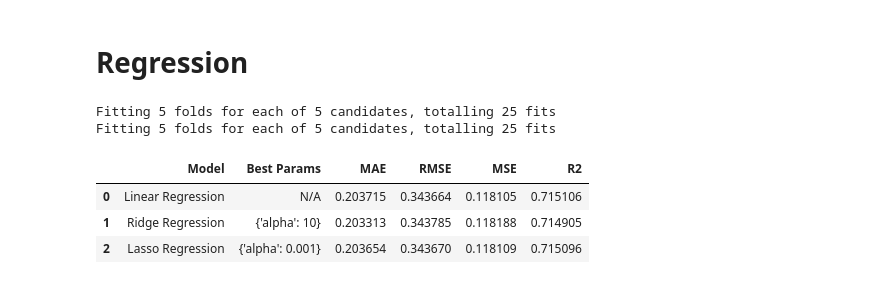
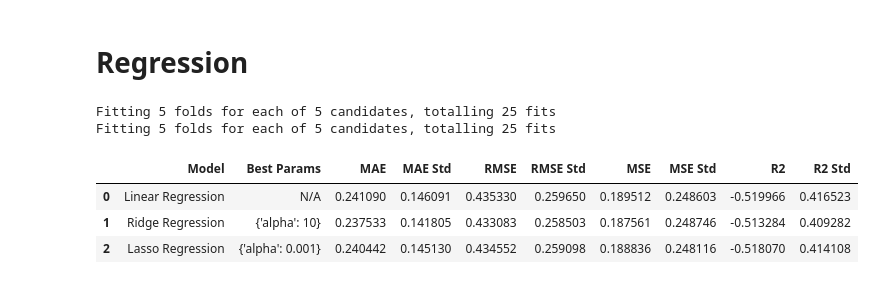
Before and after one commit to sahn1998/egg-price-prediction, a Jupyter notebook: model/linear_ridge_lasso_reg.ipynb, the cells around one changed output. Cells and saved outputs as stored; diff of their text form; code cells hidden in the pictures.

Commit message:
fixed linear_ridge_lasso, r2 is terrible

```diff
--- a/model/linear_ridge_lasso_reg.ipynb
+++ b/model/linear_ridge_lasso_reg.ipynb
@@ -76,49 +63,48 @@ scoring = {
 
 # Loop through models
 for name, model in models.items():
     if name in param_grids:  # Apply GridSearchCV if hyperparameters exist
         grid_search = GridSearchCV(
             model, param_grids[name],
-            cv=5, scoring=scoring, refit="R2", n_jobs=None, verbose=True
+            cv=5, scoring=scoring, refit="R2", n_jobs=-1, verbose=1
         )
         grid_search.fit(X, Y)
 
         best_params = grid_search.best_params_
         best_model = grid_search.best_estimator_
     else:
         model.fit(X, Y)  # Train model directly if no hyperparameters
         best_params = "N/A"
         best_model = model
 
-    # Predictions
-    Y_pred = best_model.predict(X)
 
-    # Calculate performance metrics
-    mae = mean_absolute_error(Y, Y_pred)
-    mse = mean_squared_error(Y, Y_pred)
-    rmse = np.sqrt(mse)
-    r2 = r2_score(Y, Y_pred)
+    # Cross-validation scores on the best model
+    scores = cross_validate(best_model, X, Y, cv=5, scoring=scoring)
 
     # Store results
     results_list.append({
         'Model': name,
         'Best Params': best_params,
-        'MAE': mae,
-        'RMSE': rmse,
-        'MSE': mse,
-        'R2': r2
+        'MAE': -np.mean(scores["test_MAE"]),
+        'MAE Std': np.std(scores["test_MAE"]),
+        'RMSE': np.sqrt(-np.mean(scores["test_MSE"])),
+        'RMSE Std': np.std(np.sqrt(-scores["test_MSE"])),
+        'MSE': -np.mean(scores["test_MSE"]),
+        'MSE Std': np.std(scores["test_MSE"]),
+        'R2': np.mean(scores["test_R2"]),
+        'R2 Std': np.std(scores["test_R2"])
     })
 
 # Convert results to a DataFrame
 df_results = pd.DataFrame(results_list)
 df_results.head()
 # %% [output]
 Fitting 5 folds for each of 5 candidates, totalling 25 fits
 Fitting 5 folds for each of 5 candidates, totalling 25 fits
-|  | Model | Best Params | MAE | RMSE | MSE | R2 |
-| 0 | Linear Regression | N/A | 0.203715 | 0.343664 | 0.118105 | 0.715106 |
-| 1 | Ridge Regression | {'alpha': 10} | 0.203313 | 0.343785 | 0.118188 | 0.714905 |
-| 2 | Lasso Regression | {'alpha': 0.001} | 0.203654 | 0.343670 | 0.118109 | 0.715096 |
+|  | Model | Best Params | MAE | MAE Std | RMSE | RMSE Std | MSE | MSE Std | R2 | R2 Std |
+| 0 | Linear Regression | N/A | 0.241090 | 0.146091 | 0.435330 | 0.259650 | 0.189512 | 0.248603 | -0.519966 | 0.416523 |
+| 1 | Ridge Regression | {'alpha': 10} | 0.237533 | 0.141805 | 0.433083 | 0.258503 | 0.187561 | 0.248746 | -0.513284 | 0.409282 |
+| 2 | Lasso Regression | {'alpha': 0.001} | 0.240442 | 0.145130 | 0.434552 | 0.259098 | 0.188836 | 0.248116 | -0.518070 | 0.414108 |
 # %%
 df_results.to_csv(f'{model_results_file_path}/linear_ridge_lasso_cv_result.csv')
 # %%
```
Also changed, not shown: parts of 3 cells of this notebook, 1 other file.
